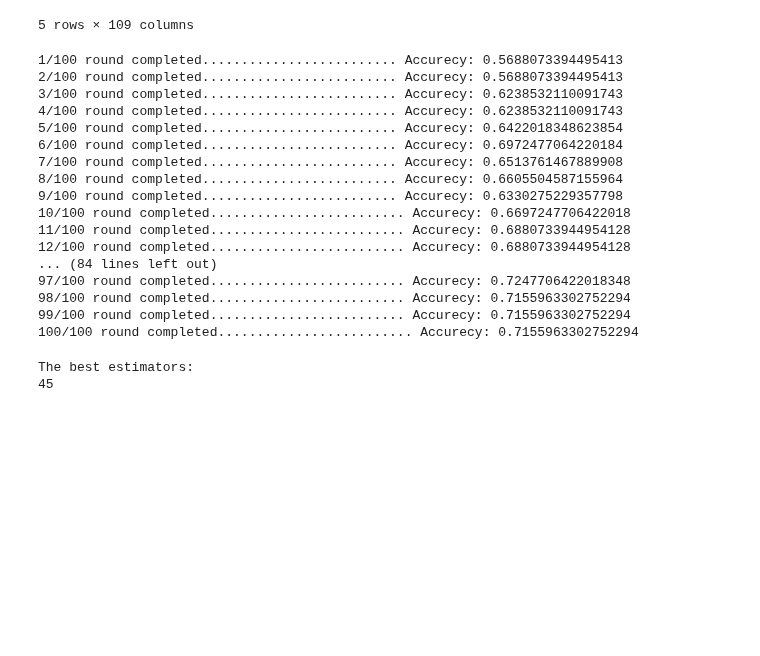
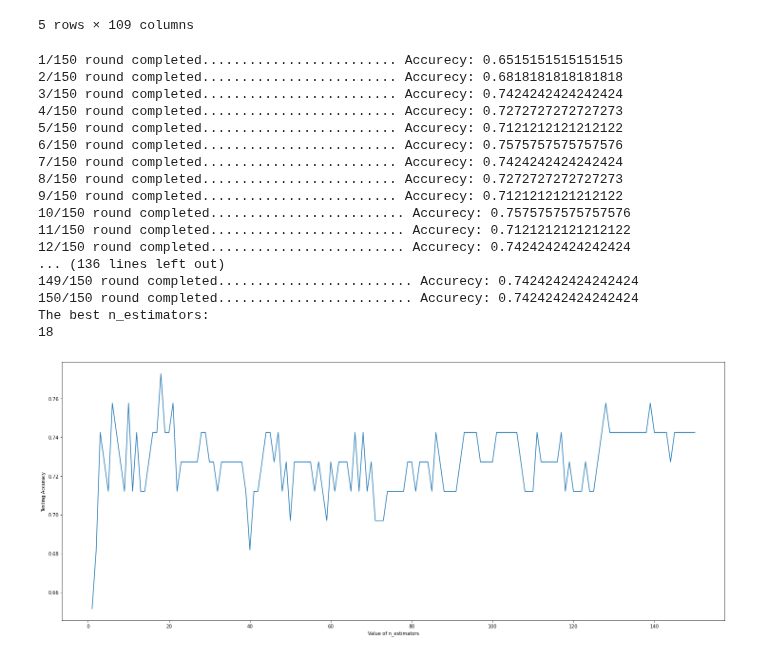
Before and after one commit to RafsanJany-44/ARC_Machine, a Jupyter notebook: MachineLearning_RF.ipynb, the cells around one changed output. Cells and saved outputs as stored; diff of their text form; code cells hidden in the pictures; blank space fills up the shorter version.

```diff
--- a/MachineLearning_RF.ipynb
+++ b/MachineLearning_RF.ipynb
@@ -19,7 +19,7 @@ X = dataset.iloc[:, 3:]
 y = dataset.iloc[:, 0]
 # %%
 from sklearn.model_selection import train_test_split
-X_train, X_test, y_train, y_test = train_test_split(X, y, test_size = 0.33, random_state = 10)
+X_train, X_test, y_train, y_test = train_test_split(X, y, test_size = 0.2, random_state = 0)
 # %%
 from sklearn.preprocessing import StandardScaler
 sc = StandardScaler()
@@ -29,38 +29,49 @@ X_test = sc.transform(X_test)
 # %%
 from sklearn.ensemble import RandomForestClassifier
 from sklearn.metrics import accuracy_score
-estimators=100
-estimators_range = range (1,estimators+1)
+N=150
+k_range = range (1,N+1)
 scores={}
 scores_list = []
-for k in estimators_range:
-  rfc_class = RandomForestClassifier(n_estimators=k)
-  rfc_class.fit(X_train, y_train)
-  y_pred=rfc_class.predict(X_test)
+for k in k_range:
+  classifier = RandomForestClassifier(n_estimators=k,random_state=0)
+  classifier.fit(X_train, y_train)
+  y_pred=classifier.predict(X_test)
   scores[k] = accuracy_score(y_test,y_pred)
   scores_list.append(accuracy_score(y_test,y_pred))
-  print(str(k)+"/"+str(estimators)+" round completed......................... Accurecy: "+str(accuracy_score(y_test,y_pred)))
+  print(str(k)+"/"+str(N)+" round completed......................... Accurecy: "+str(accuracy_score(y_test,y_pred)))
+
+
+
+%matplotlib inline
+import matplotlib.pyplot as plt
+#plot the relationship between K and the testing accuracy
+plt.figure(figsize = (25,10))
+plt.plot(k_range,scores_list)
+plt.xlabel('Value of n_estimators')
+plt.ylabel ('Testing Accuracy')
+
+
+
+print("The best n_estimators:")
+best_estimator=list(scores.keys())[scores_list.index(max(scores_list))]
+print(best_estimator)
 # %% [output]
-1/100 round completed......................... Accurecy: 0.5688073394495413
-2/100 round completed......................... Accurecy: 0.5688073394495413
-3/100 round completed......................... Accurecy: 0.6238532110091743
-4/100 round completed......................... Accurecy: 0.6238532110091743
-5/100 round completed......................... Accurecy: 0.6422018348623854
-6/100 round completed......................... Accurecy: 0.6972477064220184
-7/100 round completed......................... Accurecy: 0.6513761467889908
-8/100 round completed......................... Accurecy: 0.6605504587155964
-9/100 round completed......................... Accurecy: 0.6330275229357798
-10/100 round completed......................... Accurecy: 0.6697247706422018
-11/100 round completed......................... Accurecy: 0.6880733944954128
-12/100 round completed......................... Accurecy: 0.6880733944954128
-... (84 lines left out)
-97/100 round completed......................... Accurecy: 0.7247706422018348
-98/100 round completed......................... Accurecy: 0.7155963302752294
-99/100 round completed......................... Accurecy: 0.7155963302752294
-100/100 round completed......................... Accurecy: 0.7155963302752294
+1/150 round completed......................... Accurecy: 0.6515151515151515
+2/150 round completed......................... Accurecy: 0.6818181818181818
+3/150 round completed......................... Accurecy: 0.7424242424242424
+4/150 round completed......................... Accurecy: 0.7272727272727273
+5/150 round completed......................... Accurecy: 0.7121212121212122
+6/150 round completed......................... Accurecy: 0.7575757575757576
+7/150 round completed......................... Accurecy: 0.7424242424242424
+8/150 round completed......................... Accurecy: 0.7272727272727273
+9/150 round completed......................... Accurecy: 0.7121212121212122
+10/150 round completed......................... Accurecy: 0.7575757575757576
+11/150 round completed......................... Accurecy: 0.7121212121212122
+12/150 round completed......................... Accurecy: 0.7424242424242424
+... (136 lines left out)
+149/150 round completed......................... Accurecy: 0.7424242424242424
+150/150 round completed......................... Accurecy: 0.7424242424242424
+The best n_estimators:
+18
+[figure, added]
-# %%
-print("The best estimators:")
-print(list(scores.keys())[scores_list.index(max(scores_list))])#min(scores_list)
-# %% [output]
-The best estimators:
-45
```
Also changed, not shown: parts of 4 cells of this notebook.
